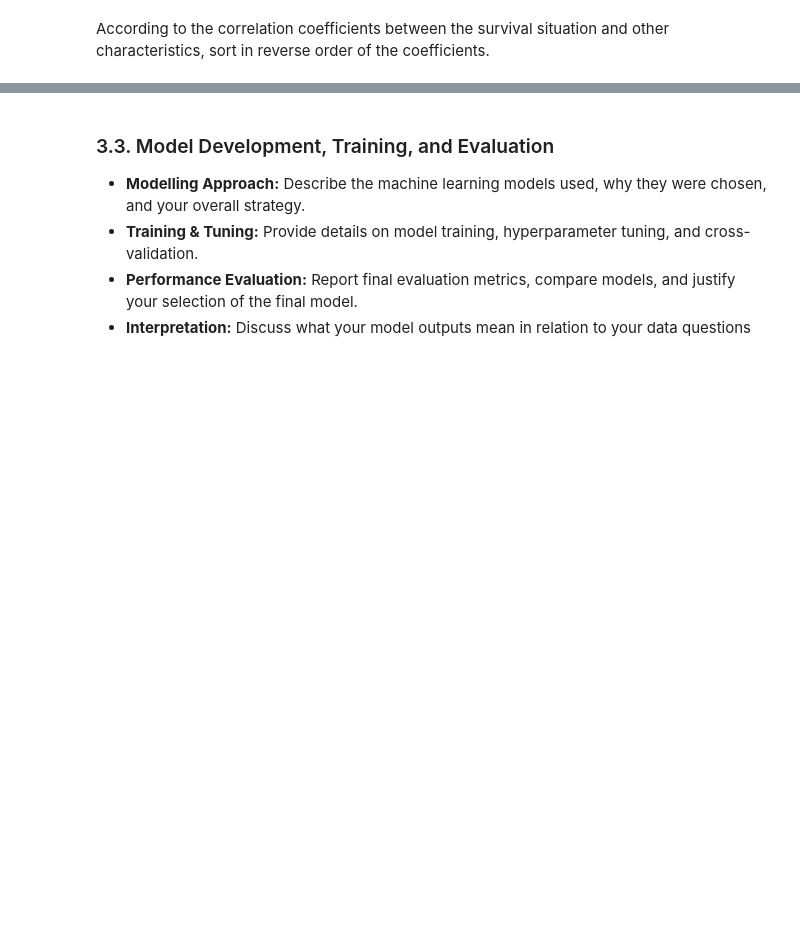
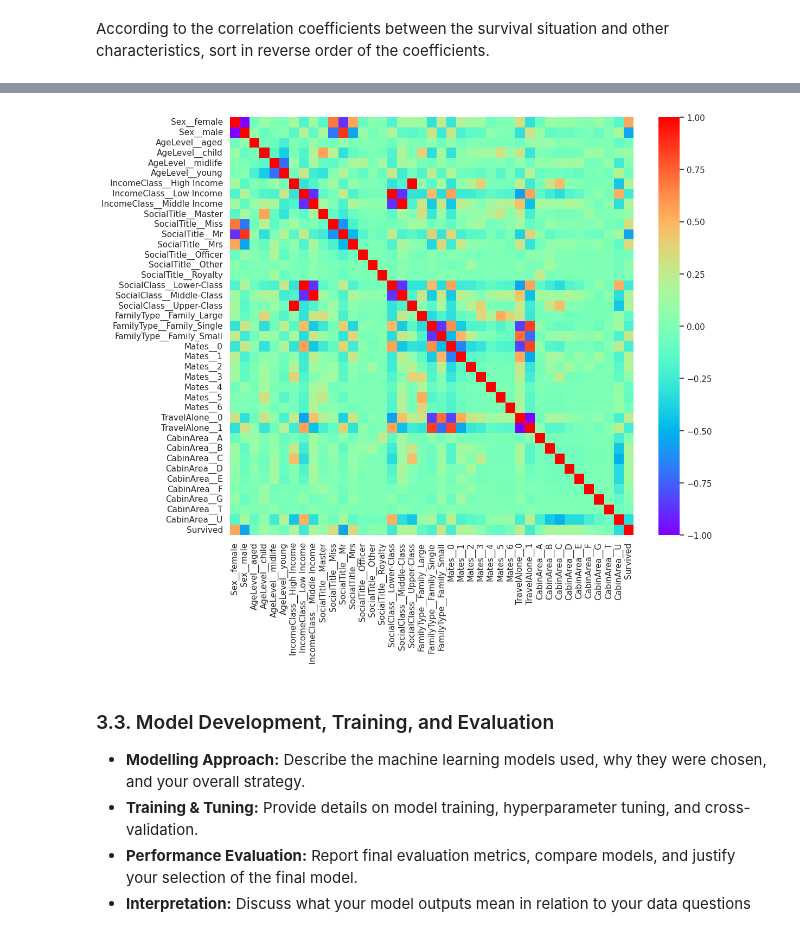
Before and after one commit to wuke0708/5001, a Jupyter notebook: CIV_Group2_f3.ipynb, the cells around one changed output, grey strips where cells are left out. Drawn from its saved outputs; the diff is of its cells as text; code cells hidden in the pictures; blank space fills up the shorter version.

```diff
--- a/CIV_Group2_f3.ipynb
+++ b/CIV_Group2_f3.ipynb
@@ -1049,0 +1060,18 @@ print(df[['SibSp', 'Parch', 'FamilySize']].head())
+# %%
+# Calculate the total number of family members, including the passenger themselves
+df['FamilySize'] = df['SibSp'] + df['Parch'] + 1  # +1 to include the passenger
+
+# Define family type based on family size
+def classify_family(size):
+    if size == 1:
+        return 'Family_Single'  # Single passenger
+    elif 2 <= size <= 4:
+        return 'Family_Small'    # Small family (2 to 4 members)
+    else:
+        return 'Family_Large'    # Large family (5 or more members)
+
+# Apply the classification function to create a new column
+df['FamilyType'] = df['FamilySize'].apply(classify_family)
+
+# Check the result
+print(df[['FamilySize', 'FamilyType']].head())
@@ -1067,0 +1105,6 @@ print(df[['Ticket', 'Mates']].head())
+# %%
+# Determine if traveling alone
+df['TravelAlone'] = ((df['Mates'] + df['FamilySize']) == 1).astype(int)  # 1 if alone, 0 otherwise
+
+# Check the result
+print(df[['FamilySize', 'Mates', 'TravelAlone']].head())
@@ -1088,7 +1138,7 @@ print(df[['Cabin', 'CabinArea']].head())
 Encode the classification features with dummy.
 # %%
 # Select features for modeling
-cols = ['Sex', 'AgeLevel', 'IncomeClass', 'SocialTitle', 'SocialClass', 'FamilySize', 'Mates', 'CabinArea']
+cols = ['Sex', 'AgeLevel', 'IncomeClass', 'SocialTitle', 'SocialClass', 'FamilyType', 'Mates', 'TravelAlone', 'CabinArea']
 
 # Perform dummy encoding with specified format
 train_and_test = pd.get_dummies(df[cols], columns=cols, prefix_sep='__')
@@ -1157,4 +1207,18 @@ FamilySize__6                    0.012134
 Name: Survived, dtype: float64
+# %%
+# Add survival data for correlation analysis
+train_and_test['Survived'] = df['Survived']
+
+# Calculate correlation coefficients
+correlation_matrix = train_and_test.corr()
+
+# Output the full correlation matrix
+correlation_matrix
+
+fig = plt.figure(figsize=(12,10))
+ax=sns.heatmap(correlation_matrix,vmin=-1,annot=False,cmap="rainbow")
+# %% [output]
+[figure, added]
 # %% [markdown]
 ### 3.3. Model Development, Training, and Evaluation
 - **Modelling Approach:**
```
Also changed, not shown: parts of 32 cells of this notebook.
